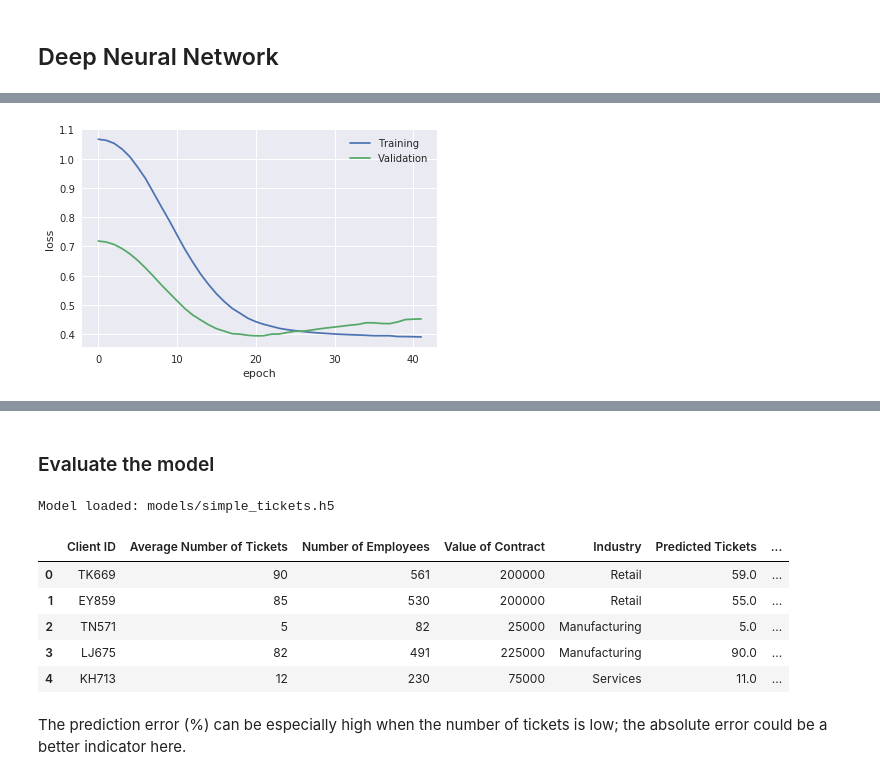
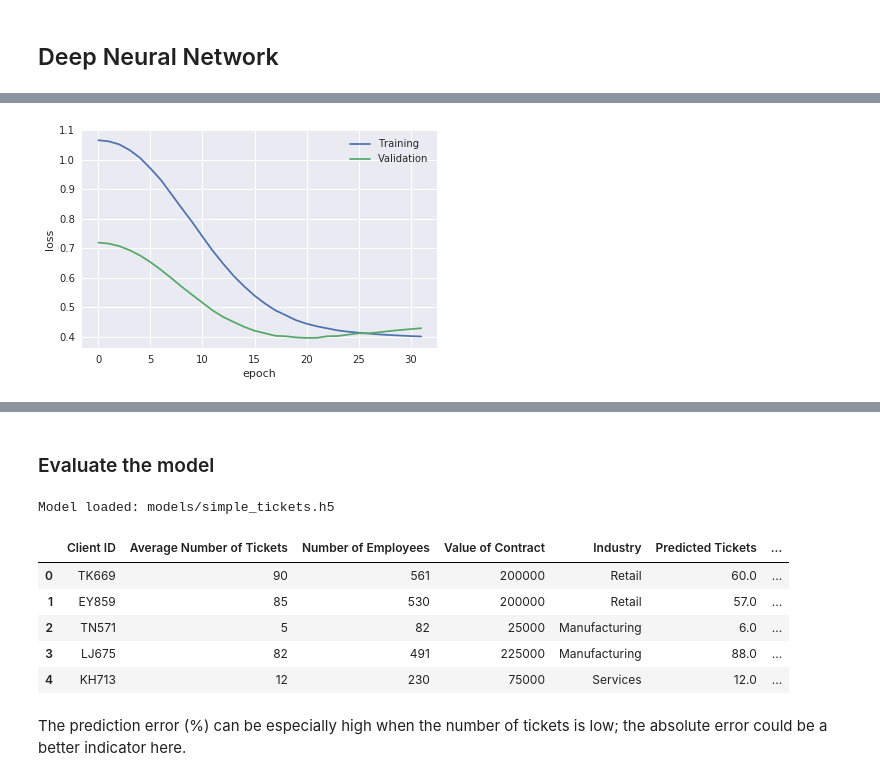
Before and after one commit to angelmtenor/data-science-keras, a Jupyter notebook: simple_tickets.ipynb, the cells around one changed output, grey strips where cells are left out. Cells and saved outputs as stored; diff of their text form; code cells hidden in the pictures.

```diff
--- a/simple_tickets.ipynb
+++ b/simple_tickets.ipynb
@@ -141,24 +140,26 @@ nodes = x_train.shape[1]
 weights = keras.initializers.RandomNormal(stddev=0.001)
 
 model = Sequential()
-model.add(Dense(nodes, input_dim=x_train.shape[1], activation='relu',
-               kernel_initializer=weights,
-               bias_initializer = weights))
-model.add(Dense(1, activation=None,
-               kernel_initializer = weights,
-               bias_initializer = weights))
+model.add(
+    Dense(
+        nodes,
+        input_dim=x_train.shape[1],
+        activation='relu',
+        kernel_initializer=weights,
+        bias_initializer=weights))
+model.add(Dense(1, activation=None, kernel_initializer=weights, bias_initializer=weights))
 model.summary()
 
 model.compile(loss='mean_squared_error', optimizer='adam')
 
 print('\nTraining ....')
-callbacks = [keras.callbacks.EarlyStopping(monitor='val_loss', patience=20, verbose=0)]
+callbacks = [keras.callbacks.EarlyStopping(monitor='val_loss', patience=10, verbose=0)]
 % time history = model.fit(x_train, y_train, epochs=500, batch_size=16, verbose=0, validation_split=0.2, callbacks=callbacks)
 helper.show_training(history)
 
 model_path = os.path.join("models", "simple_tickets.h5")
 model.save(model_path)
-print("\nModel saved at",model_path)
+print("\nModel saved at", model_path)
 # %% [output]
 _________________________________________________________________
 Layer (type)                 Output Shape              Param #
@@ -178 +179 @@ Wall time: 1.42 s
-[figure, old version]
+[figure, new version]
@@ -198,17 +199,18 @@ restore_pred = restore_pred.round()
 pred_df = pd.DataFrame({'Predicted Tickets': np.squeeze(restore_pred)})
 
 extended_df = pd.concat([original_df, pred_df], axis=1)
-extended_df['Prediction error (%)'] = ((extended_df['Predicted Tickets'] - extended_df['Average Number of Tickets']) * 100 /
+extended_df['Prediction error (%)'] = ((
+    extended_df['Predicted Tickets'] - extended_df['Average Number of Tickets']) * 100 /
                                        extended_df['Average Number of Tickets']).round(1)
 extended_df.head()
 # %% [output]
 Model loaded: models/simple_tickets.h5
 |  | Client ID | Average Number of Tickets | Number of Employees | Value of Contract | Industry | Predicted Tickets | ... |
-| 0 | TK669 | 90 | 561 | 200000 | Retail | 59.0 | ... |
-| 1 | EY859 | 85 | 530 | 200000 | Retail | 55.0 | ... |
-| 2 | TN571 | 5 | 82 | 25000 | Manufacturing | 5.0 | ... |
-| 3 | LJ675 | 82 | 491 | 225000 | Manufacturing | 90.0 | ... |
-| 4 | KH713 | 12 | 230 | 75000 | Services | 11.0 | ... |
+| 0 | TK669 | 90 | 561 | 200000 | Retail | 60.0 | ... |
+| 1 | EY859 | 85 | 530 | 200000 | Retail | 57.0 | ... |
+| 2 | TN571 | 5 | 82 | 25000 | Manufacturing | 6.0 | ... |
+| 3 | LJ675 | 82 | 491 | 225000 | Manufacturing | 88.0 | ... |
+| 4 | KH713 | 12 | 230 | 75000 | Services | 12.0 | ... |
 # %% [markdown]
 The prediction error (%) can be especially high when the number of tickets is low; the absolute error could be a better indicator here.
 # %%
```
Also changed, not shown: parts of 9 cells of this notebook, 1 other file.
